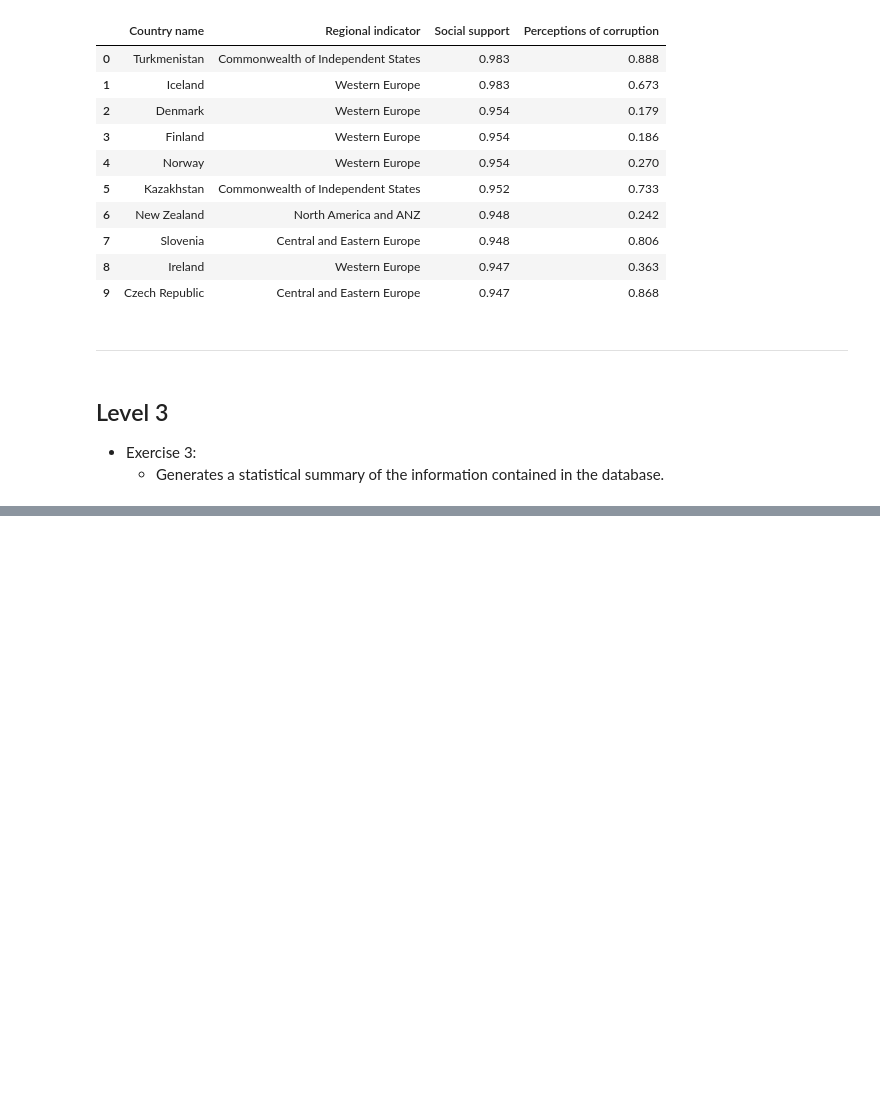
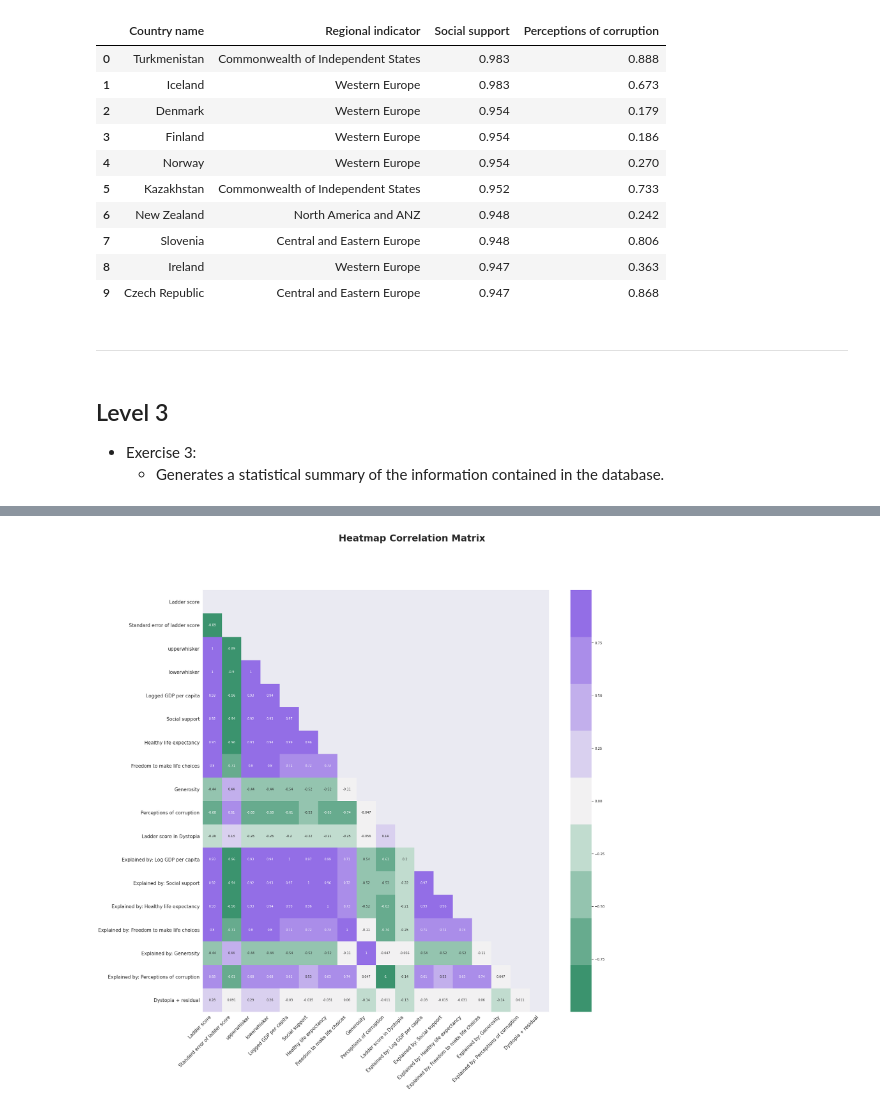
Before and after one commit to jesussantana/NoSQL-Database, a Jupyter notebook: notebooks/S18_T01_NoSQL_Database.ipynb, the cells around one changed output, grey strips where cells are left out. Saved outputs shown, nothing was run; the diff lists cells and outputs as text; code cells hidden in the pictures; blank space fills up the shorter version.

```diff
--- a/notebooks/S18_T01_NoSQL_Database.ipynb
+++ b/notebooks/S18_T01_NoSQL_Database.ipynb
@@ -224,0 +465,34 @@ df_Support_Corruption
+# %%
+# Heatmap matrix of correlations
+# ==============================================================================
+
+fig, ax = plt.subplots(nrows=1, ncols=1, figsize=(25, 25))
+
+corr= df.select_dtypes(include=['float64', 'int']).corr(method='pearson').corr()
+
+# Getting the Upper Triangle of the co-relation matrix
+
+matrix = np.triu(corr)
+
+# using the upper triangle matrix as mask
+sns.heatmap(corr,
+            annot=True,
+            mask=matrix,
+            cmap=sns.diverging_palette(150, 275, s=80, l=55, n=9),
+            annot_kws = {"size": 10})
+
+ax.set_xticklabels(
+    ax.get_xticklabels(),
+    rotation = 45,
+    horizontalalignment = 'right',
+)
+ax.set_yticklabels(
+    ax.get_yticklabels(),
+    rotation = 0,
+    horizontalalignment = 'right',
+)
+ax.tick_params(labelsize = 15)
+
+fig.suptitle('Heatmap Correlation Matrix', fontsize = 30, fontweight = "bold")
+plt.savefig("../reports/figures/Heatmap_Matrix_Correlations.png")
+# %% [output]
@@ -224,0 +500 @@ df_Support_Corruption
+[figure, added]
```
Also changed, not shown: parts of 27 cells of this notebook, 3 other files.
